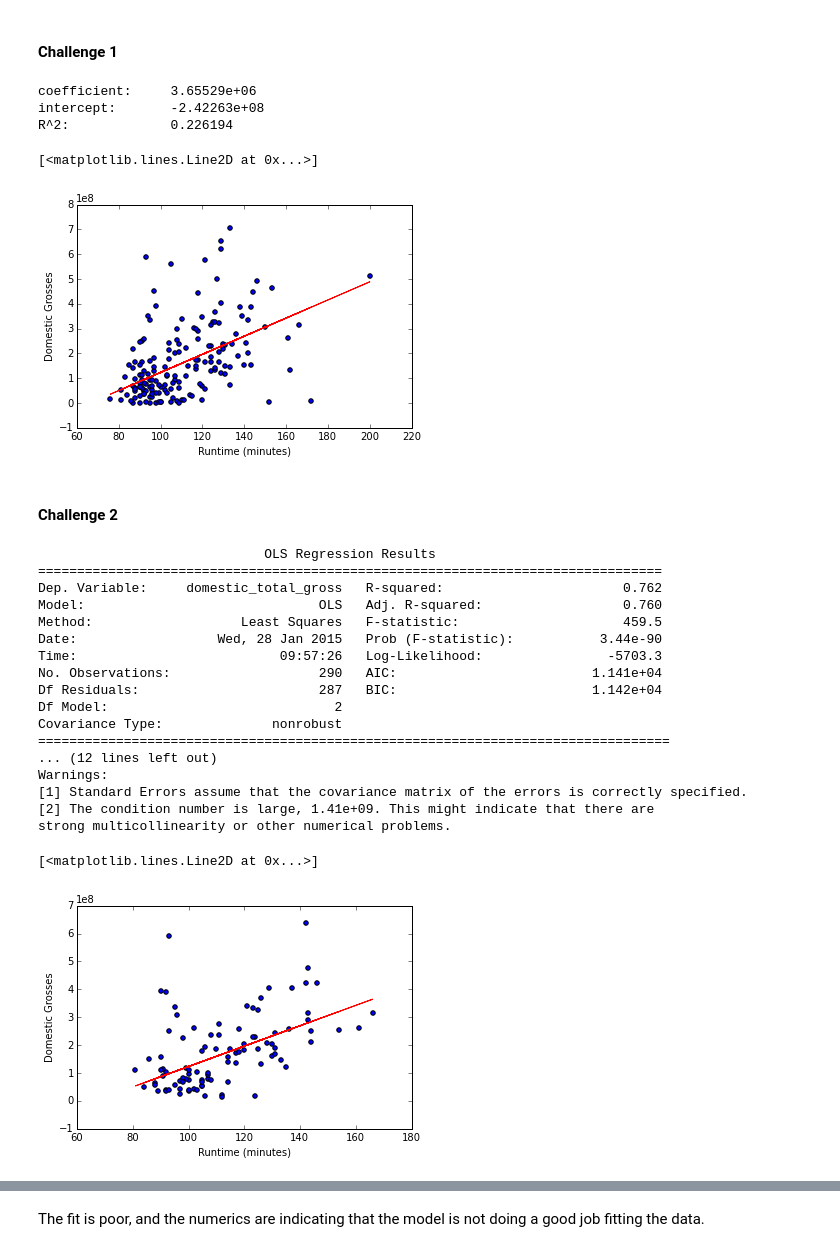
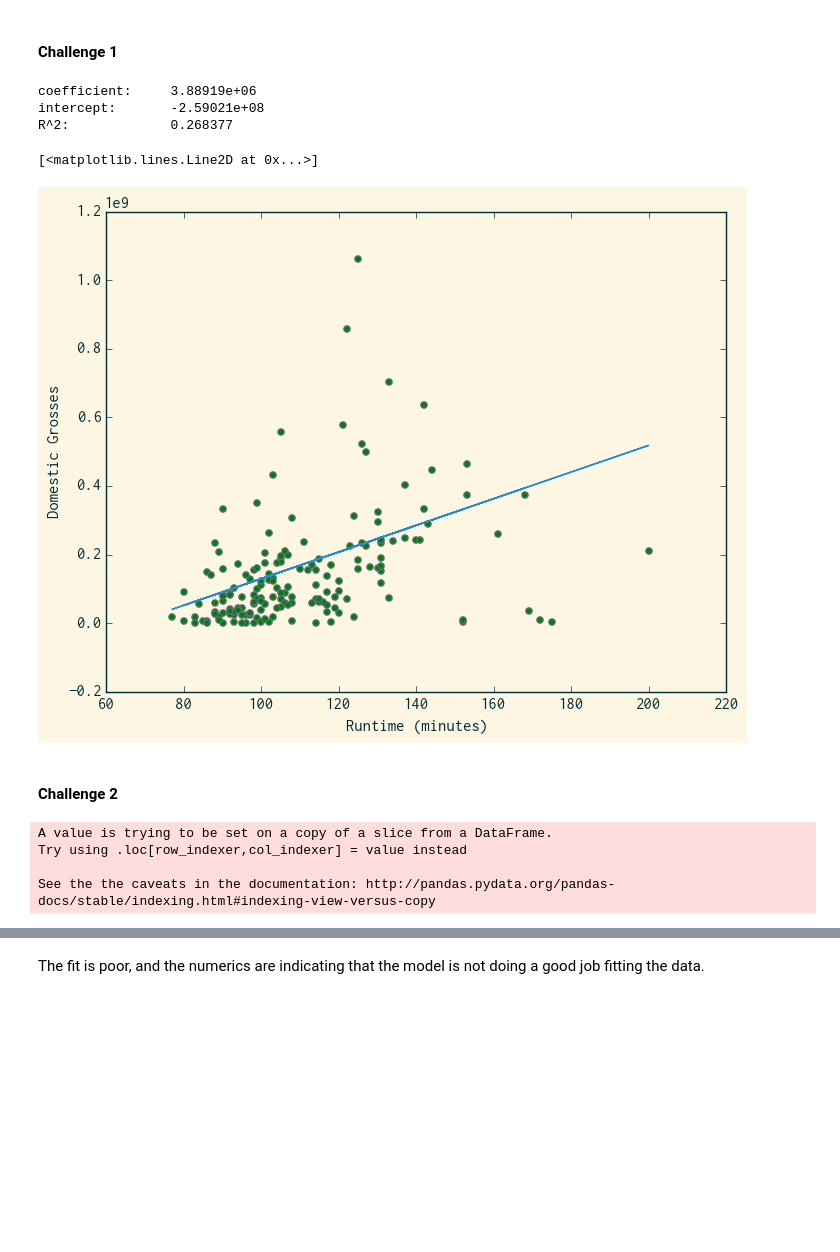
Before and after one commit to drschwenk/film_grosses, a Jupyter notebook: challenges/eda_challenges.ipynb, the cells around one changed output, grey strips where cells are left out. Cells and saved outputs as stored; diff of their text form; code cells hidden in the pictures; blank space fills up the shorter version.

Commit message:
Fixed sci-kit learn regression

```diff
--- a/challenges/eda_challenges.ipynb
+++ b/challenges/eda_challenges.ipynb
@@ -140,39 +147,39 @@ gross_per_movie = summed_dir.div(movieperdir,axis=0)
 from sklearn.cross_validation import train_test_split
 from sklearn.linear_model import LinearRegression
 
 
 budget_df = df_complete[pd.notnull(df_complete['runtime'])]
 var_lab = list(budget_df.columns.values)
 
 train, test = train_test_split(budget_df, test_size = 0.25)
 
 train_df = pd.DataFrame(train,columns=var_lab)
 test_df = pd.DataFrame(test,columns=var_lab)
 
 
 X_train = train_df[['runtime']]
 Y_train = train_df[['domestic_total_gross']]
 
 X_test = test_df[['runtime']]
 Y_test = test_df[['domestic_total_gross']]
 
 sk_linmodel = LinearRegression()
 sk_linmodel.fit(X_train,Y_train)
 
 print 'coefficient:\t %g'% sk_linmodel.coef_
 print 'intercept:\t %g'  % sk_linmodel.intercept_
 print 'R^2:      \t %g'  % sk_linmodel.score(X_train, Y_train)
 
-plt.scatter(X_test, Y_test)
+plt.scatter(X_test, Y_test , c='green')
 plt.xlabel('Runtime (minutes)')
 plt.ylabel('Domestic Grosses')
-plt.plot(X_test, sk_linmodel.predict(X_test), 'r')
+plt.plot(X_test, sk_linmodel.predict(X_test))
 # %% [output]
-coefficient:     3.65529e+06
-intercept:       -2.42263e+08
-R^2:             0.226194
+coefficient:     3.88919e+06
+intercept:       -2.59021e+08
+R^2:             0.268377
 [<matplotlib.lines.Line2D at 0x...>]
-[figure, old version]
+[figure, new version]
 # %% [markdown]
 #### Challenge 2
 # %%
@@ -196,35 +203,26 @@ train_df, test_df = ddf[:290],ddf[290:]
 
 train_df['ones'] = 1.0
 
-X_train = train_df[['runtime','avg_dir_gross','ones']]
+X_train = train_df[['avg_dir_gross','ones']]
 Y_train = train_df['domestic_total_gross']
-X_test = test_df[['runtime']]
-Y_test = test_df.domestic_total_gross
+X_test = test_df['avg_dir_gross']
+Y_test = test_df['domestic_total_gross']
+
 
 linmodel = sm.OLS(Y_train, X_train).fit()
-print linmodel.summary()
+# print linmodel.summary()
 
-plt.scatter(X_test, Y_test)
-plt.xlabel('Runtime (minutes)')
-plt.ylabel('Domestic Grosses')
-plt.plot(X_test, sk_linmodel.predict(X_test), 'r')
+# print X_test
+# linmodel.predict(X_test)
+
+# predict = linmodel.predict(X_test)
+
+# plt.scatter(X_test, Y_test, c='green')
+# plt.xlabel('Runtime (minutes)')
+# plt.ylabel('Domestic Grosses')
+# plt.plot(X_est, linmodel.predict())
 # %% [output]
-                             OLS Regression Results
-================================================================================
-Dep. Variable:     domestic_total_gross   R-squared:                       0.762
-Model:                              OLS   Adj. R-squared:                  0.760
-Method:                   Least Squares   F-statistic:                     459.5
-Date:                  Wed, 28 Jan 2015   Prob (F-statistic):           3.44e-90
-Time:                          09:57:26   Log-Likelihood:                -5703.3
-No. Observations:                   290   AIC:                         1.141e+04
-Df Residuals:                       287   BIC:                         1.142e+04
-Df Model:                             2
-Covariance Type:              nonrobust
-=================================================================================
-... (12 lines left out)
-Warnings:
-[1] Standard Errors assume that the covariance matrix of the errors is correctly specified.
-[2] The condition number is large, 1.41e+09. This might indicate that there are
-strong multicollinearity or other numerical problems.
+A value is trying to be set on a copy of a slice from a DataFrame.
+Try using .loc[row_indexer,col_indexer] = value instead
+
+See the the caveats in the documentation: http://pandas.pydata.org/pandas-docs/stable/indexing.html#indexing-view-versus-copy
-[<matplotlib.lines.Line2D at 0x...>]
-[figure, removed]
```
Also changed, not shown: parts of 7 cells of this notebook.
